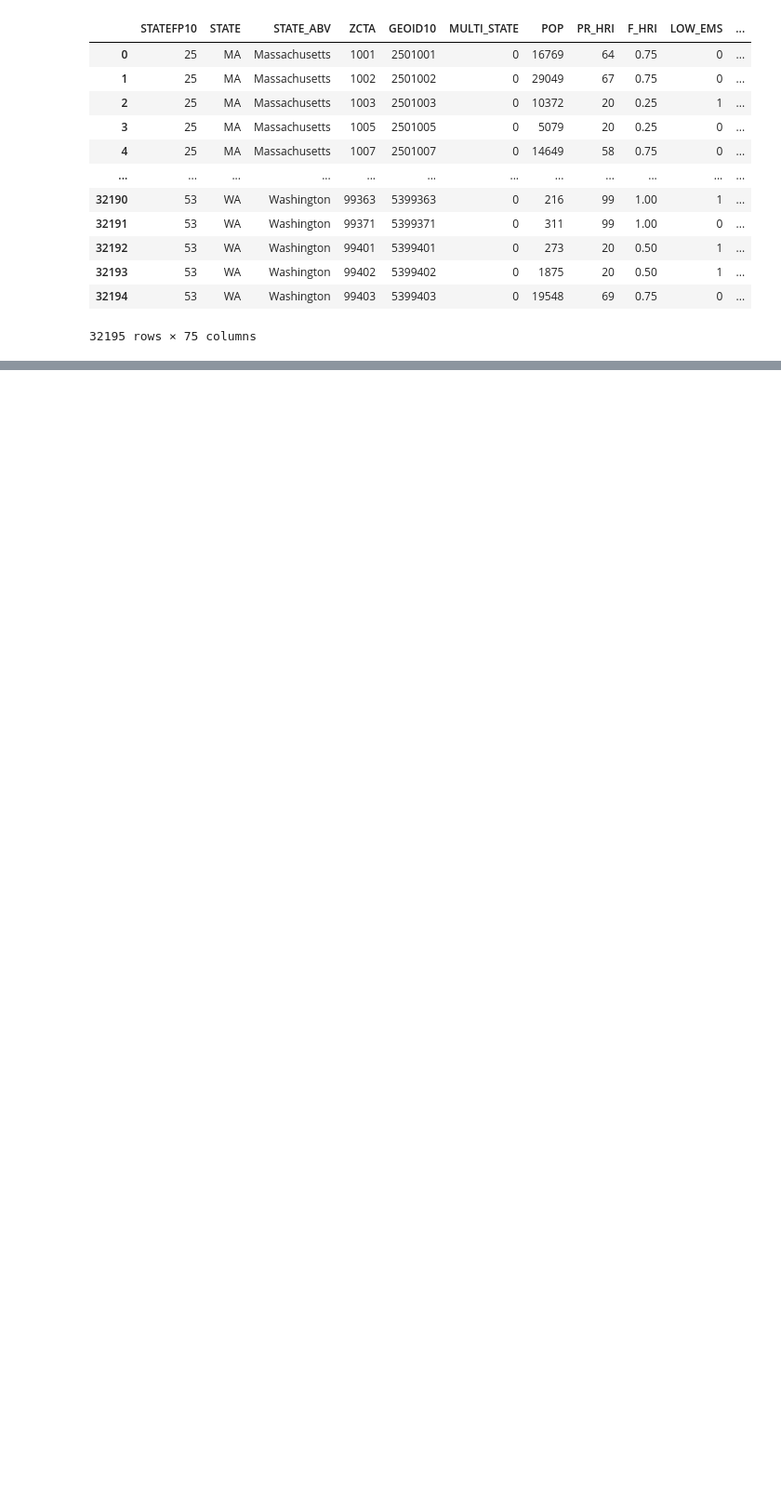
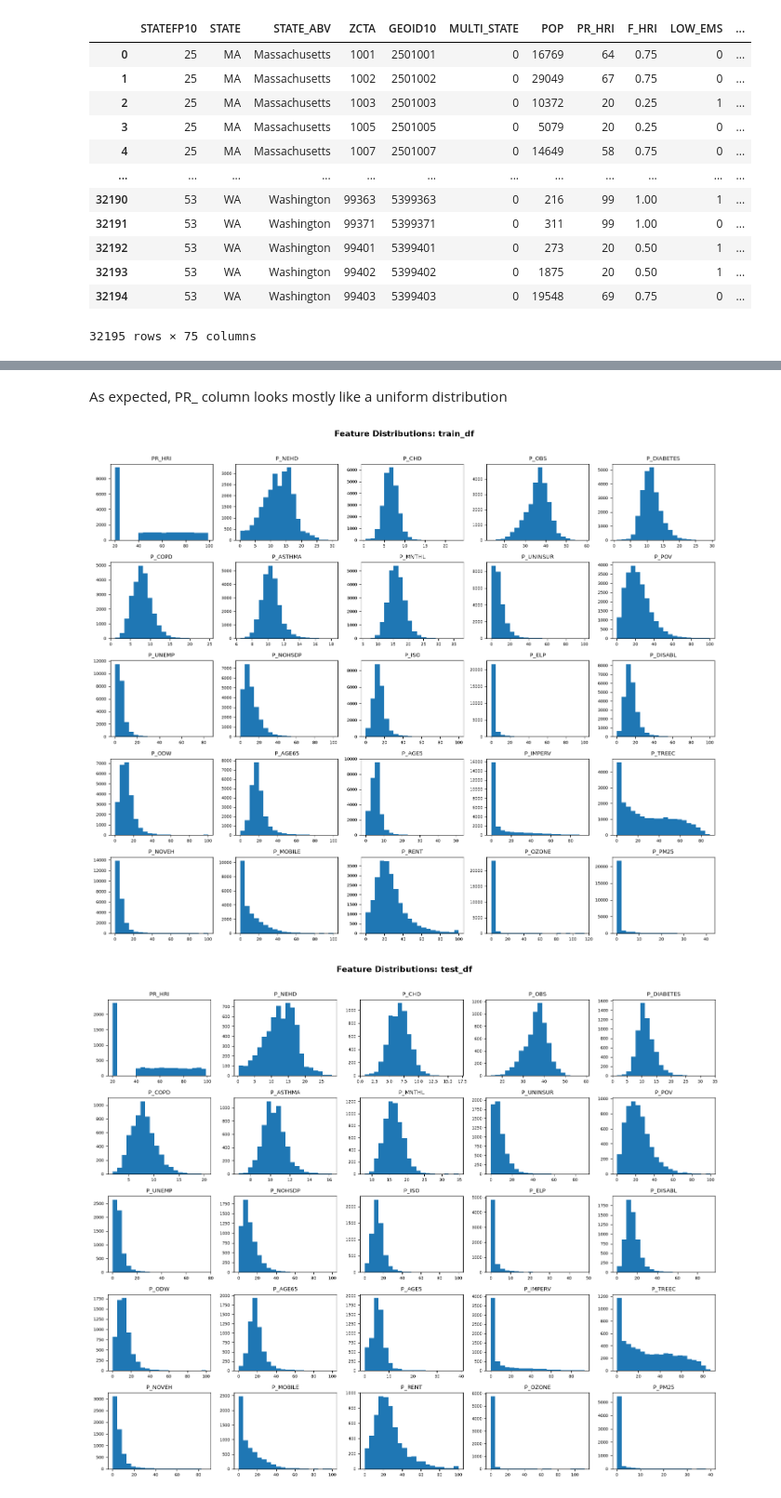
Before and after one commit to jpmehta1/Heat-and-Health-Project, a Jupyter notebook: Heat and Health Analysis.ipynb, the cells around one changed output, grey strips where cells are left out. Shown at 93% size. Drawn from its saved outputs; the diff is of its cells as text; code cells hidden in the pictures; blank space fills up the shorter version.

```diff
--- a/Heat and Health Analysis.ipynb
+++ b/Heat and Health Analysis.ipynb
@@ -19,0 +127,18 @@ df_raw
+# %% [markdown]
+As expected, PR_ column looks mostly like a uniform distribution
+# %%
+# Perform data split
+# We shouldn't need to stratify since we have a lot of data and the response is fairly evenly distributed
+# 80% train/val, 20% test
+train_df, test_df = train_test_split(
+    df,
+    test_size=0.2,
+    random_state=42,
+)
+
+# Check that not stratifying is reasonable by looking at the resulting distributions
+plot_column_distributions(train_df, "train_df")
+plot_column_distributions(test_df, "test_df")
+# %% [output]
+[figure, added]
+[figure, added]
```
Also changed, not shown: parts of 13 cells of this notebook.
